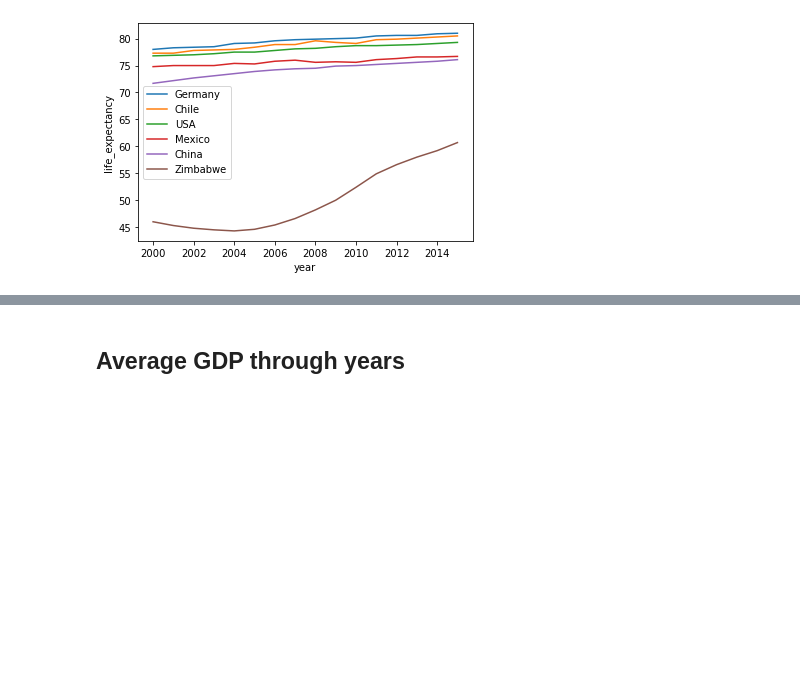
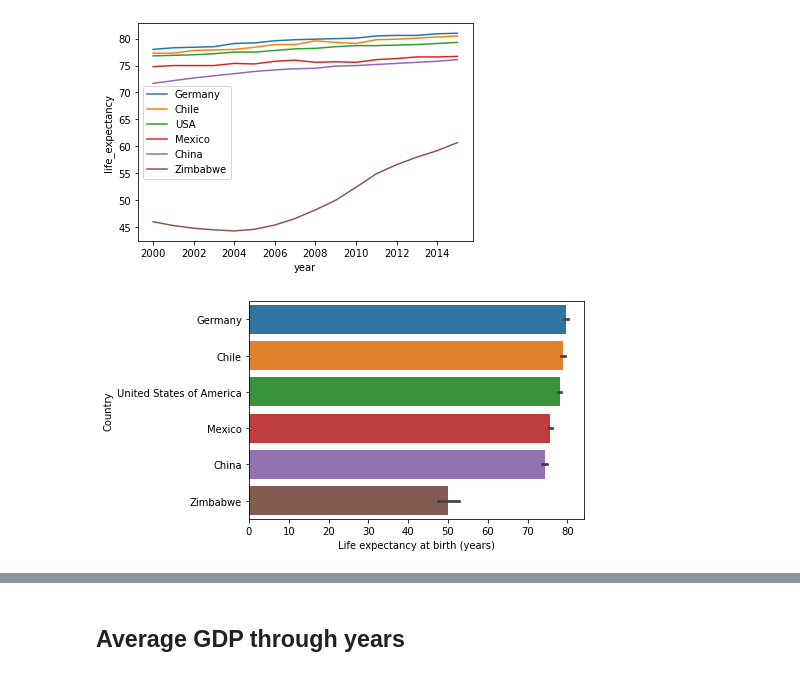
Before and after one commit to britoviana/gdp-life_expectancy, a Jupyter notebook: life_expectancy_gdp.ipynb, the cells around one changed output, grey strips where cells are left out. Saved outputs shown, nothing was run; the diff lists cells and outputs as text; code cells hidden in the pictures; blank space fills up the shorter version.

Commit message:
Improved visualizations

```diff
--- a/life_expectancy_gdp.ipynb
+++ b/life_expectancy_gdp.ipynb
@@ -75,3 +75,11 @@ plt.legend(['Germany', 'Chile', 'USA', 'Mexico', 'China', 'Zimbabwe' ])
 plt.show()
 # %% [output]
 [figure]
+# %%
+order_le = ['Germany', 'Chile', 'United States of America', 'Mexico', 'China', 'Zimbabwe']
+sns.barplot(data=data, x='life_expectancy', y='country', order=order_le)
+plt.xlabel('Life expectancy at birth (years)')
+plt.ylabel('Country')
+plt.show()
+# %% [output]
+[figure, added]
```
Also changed, not shown: parts of 5 cells of this notebook.
